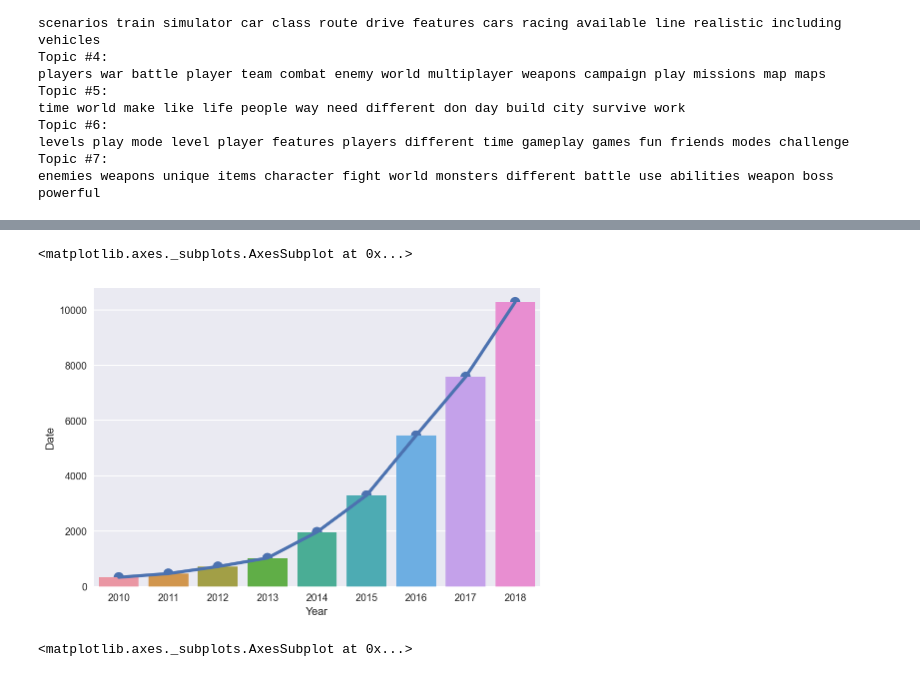
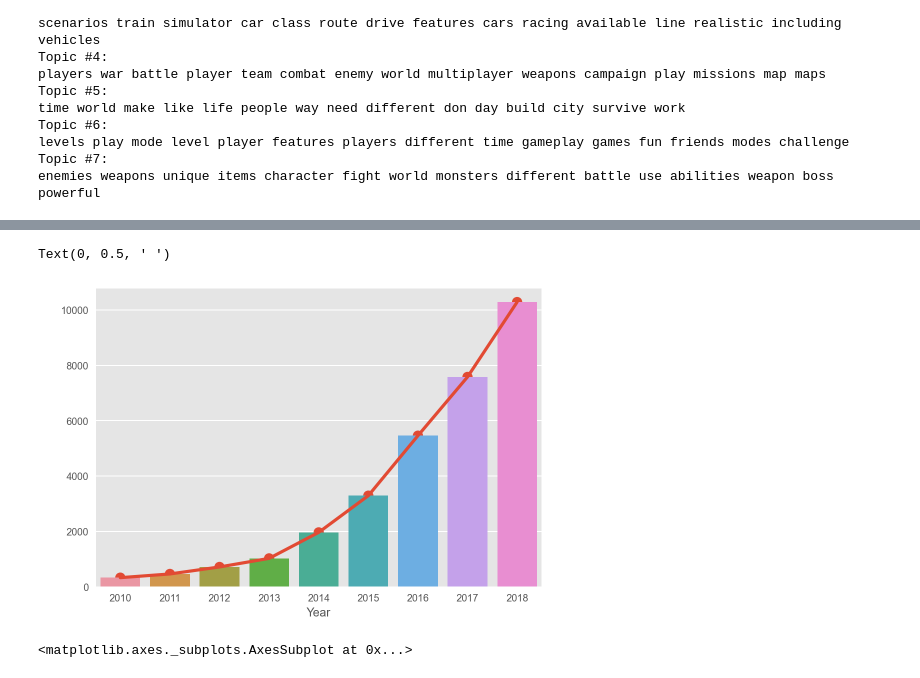
Before and after one commit to syc0521/SteamGames, a Jupyter notebook: notebooks/大作业提纲.ipynb, the cells around one changed output, grey strips where cells are left out. Cells and saved outputs as stored; diff of their text form; code cells hidden in the pictures.

```diff
--- a/notebooks/大作业提纲.ipynb
+++ b/notebooks/大作业提纲.ipynb
@@ -284,3 +284,8 @@ df_1 = df[df.Price == 0] # 免费游戏
 df_2 = df[(df.Price > 0) & (df.Price <= 10)] # 10美元以内
 df_3 = df[(df.Price > 10) & (df.Price <= 20)] # 10-20
 df_4 = df[df.Price > 20] # 20+
+# %%
+plt.style.use('ggplot')
+four_price = df.pivot_table(index='price_category',
+                            aggfunc='count').reset_index()
+sns.barplot(data=four_price,x='price_category',y='Date')
@@ -295,0 +304,6 @@ g = g.map(sns.distplot, 'Review', color='#489651')
+# %%
+plt.style.use('ggplot')
+genres = df.pivot_table(index='Genre',aggfunc='count')
+genres = genres.sort_values('Date',ascending=False).reset_index()
+genres = genres.drop(index=[3,7,8])[:5]
+sns.barplot(data=genres,x='Genre',y='Date')
@@ -296,12 +313,13 @@ g = g.map(sns.distplot, 'Review', color='#489651')
 # %%
 # 游戏数量变化趋势
 year_pivot = df[(df.Year > 2009) & (df.Year < 2019)].pivot_table(index='Year',aggfunc='count')
 year_pivot.reset_index()
 sns.barplot(data=year_pivot,x=year_pivot.index,y=year_pivot.Date)
 sns.pointplot(data=year_pivot,x=year_pivot.index,y=year_pivot.Date)
+plt.ylabel(' ')
 # %% [output]
-<matplotlib.axes._subplots.AxesSubplot at 0x...>
+Text(0, 0.5, ' ')
-[figure, old version]
+[figure, new version]
 # %%
 # 游戏发售时间热力图
 plt.style.use('ggplot')
```
Also changed, not shown: parts of 5 cells of this notebook, 1 other file.
